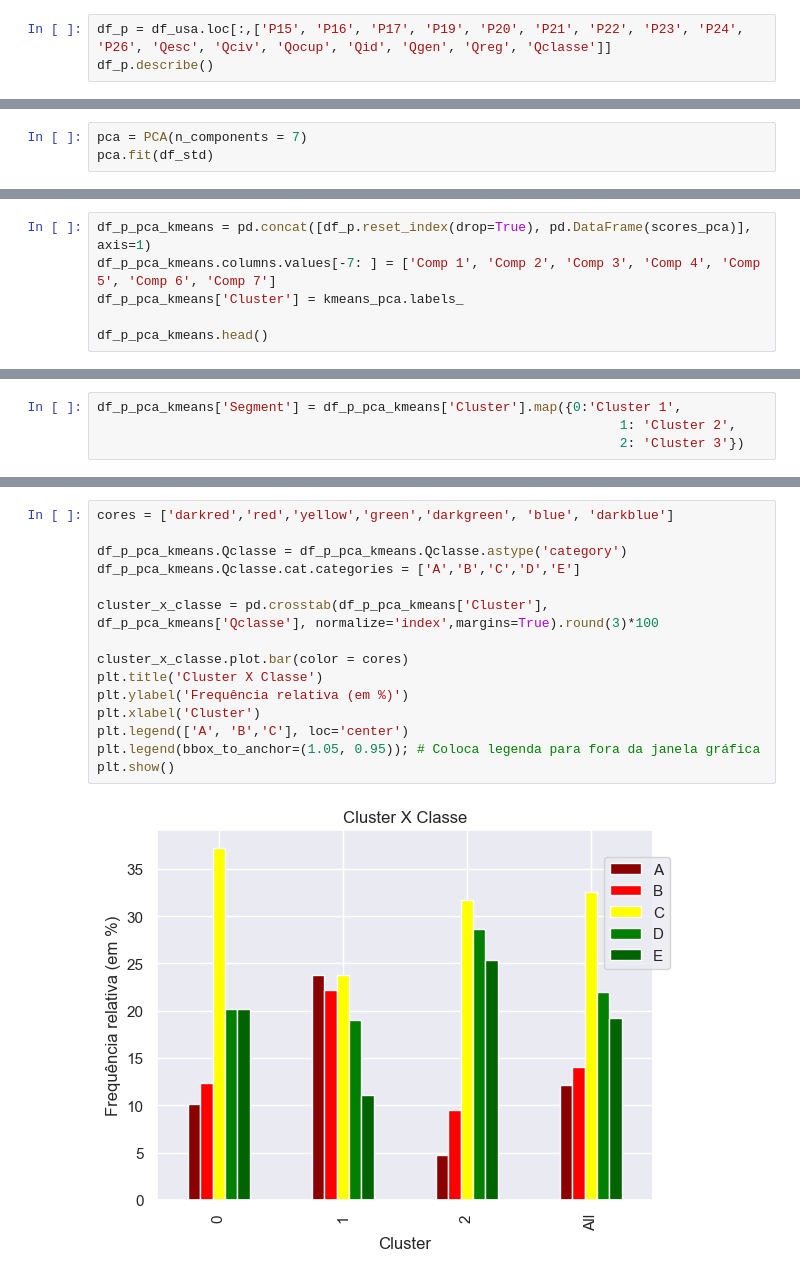
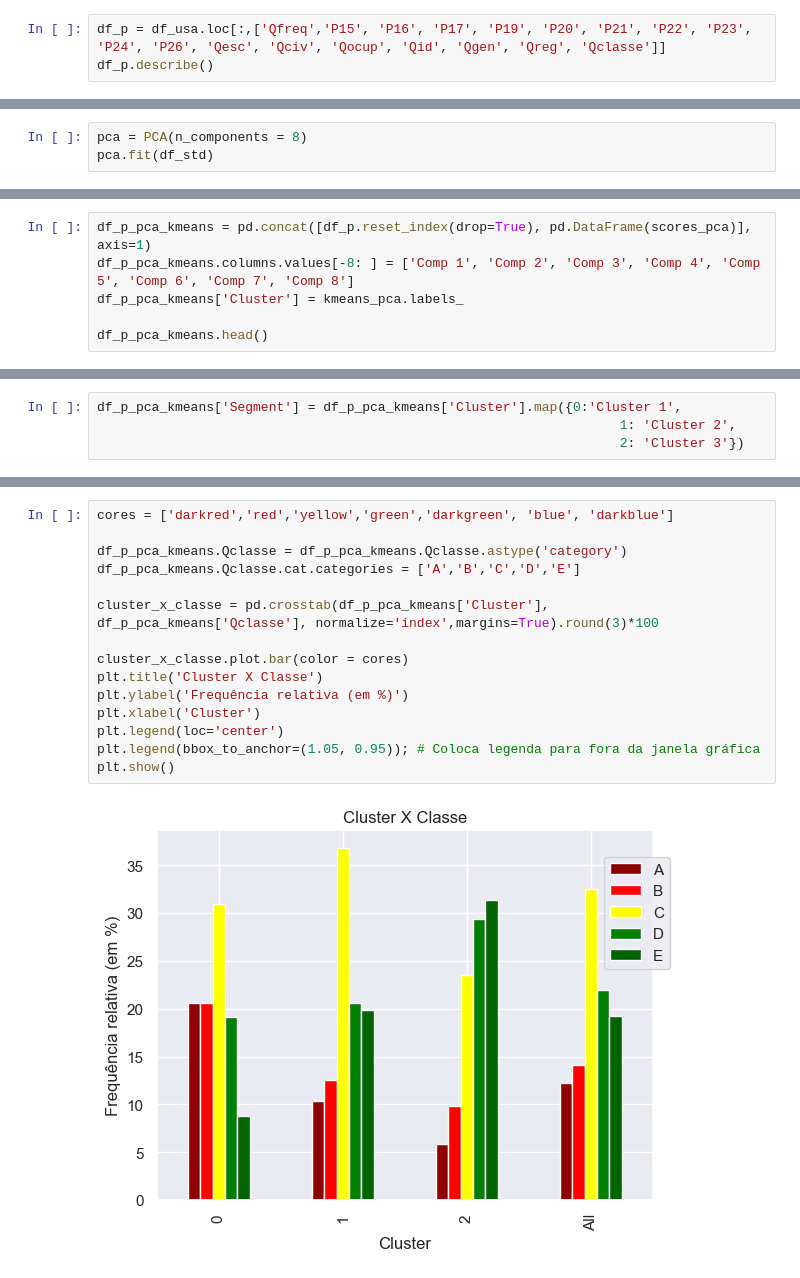
Before and after one commit to enzojunq/Base-de-dados, a Jupyter notebook: base.ipynb, the cells around one changed output, grey strips where cells are left out. Drawn from its saved outputs; the diff is of its cells as text.

```diff
--- a/base.ipynb
+++ b/base.ipynb
@@ -459,6 +459,6 @@ Agora que a base de dados foi limpa, e selecionamos respondentes que fazem um ma
 # %% [markdown]
 Selecionamos as perguntas que estabelecemos ser mais diferenciais para identificar clusters dentro da nossa base de dados.
 # %%
-df_p = df_usa.loc[:,['P15', 'P16', 'P17', 'P19', 'P20', 'P21', 'P22', 'P23', 'P24', 'P26', 'Qesc', 'Qciv', 'Qocup', 'Qid', 'Qgen', 'Qreg', 'Qclasse']]
+df_p = df_usa.loc[:,['Qfreq','P15', 'P16', 'P17', 'P19', 'P20', 'P21', 'P22', 'P23', 'P24', 'P26', 'Qesc', 'Qciv', 'Qocup', 'Qid', 'Qgen', 'Qreg', 'Qclasse']]
 df_p.describe()
 # %% [output]
@@ -537,4 +560,4 @@ Text(0, 0.5, 'Cumulative Explained Variance')
 # %%
-pca = PCA(n_components = 7)
+pca = PCA(n_components = 8)
 pca.fit(df_std)
 # %% [output]
@@ -579,7 +602,7 @@ kmeans_pca.fit(scores_pca)
 KMeans(n_clusters=3, random_state=42)
 # %%
 df_p_pca_kmeans = pd.concat([df_p.reset_index(drop=True), pd.DataFrame(scores_pca)], axis=1)
-df_p_pca_kmeans.columns.values[-7: ] = ['Comp 1', 'Comp 2', 'Comp 3', 'Comp 4', 'Comp 5', 'Comp 6', 'Comp 7']
+df_p_pca_kmeans.columns.values[-8: ] = ['Comp 1', 'Comp 2', 'Comp 3', 'Comp 4', 'Comp 5', 'Comp 6', 'Comp 7', 'Comp 8']
 df_p_pca_kmeans['Cluster'] = kmeans_pca.labels_
 
 df_p_pca_kmeans.head()
@@ -654,17 +677,17 @@ cluster_x_classe
 # %%
 cores = ['darkred','red','yellow','green','darkgreen', 'blue', 'darkblue']
 
 df_p_pca_kmeans.Qclasse = df_p_pca_kmeans.Qclasse.astype('category')
 df_p_pca_kmeans.Qclasse.cat.categories = ['A','B','C','D','E']
 
 cluster_x_classe = pd.crosstab(df_p_pca_kmeans['Cluster'], df_p_pca_kmeans['Qclasse'], normalize='index',margins=True).round(3)*100
 
 cluster_x_classe.plot.bar(color = cores)
 plt.title('Cluster X Classe')
 plt.ylabel('Frequência relativa (em %)')
 plt.xlabel('Cluster')
-plt.legend(['A', 'B','C'], loc='center')
+plt.legend(loc='center')
 plt.legend(bbox_to_anchor=(1.05, 0.95)); # Coloca legenda para fora da janela gráfica
 plt.show()
 # %% [output]
-[figure, old version]
+[figure, new version]
```
Also changed, not shown: parts of 31 cells of this notebook.
